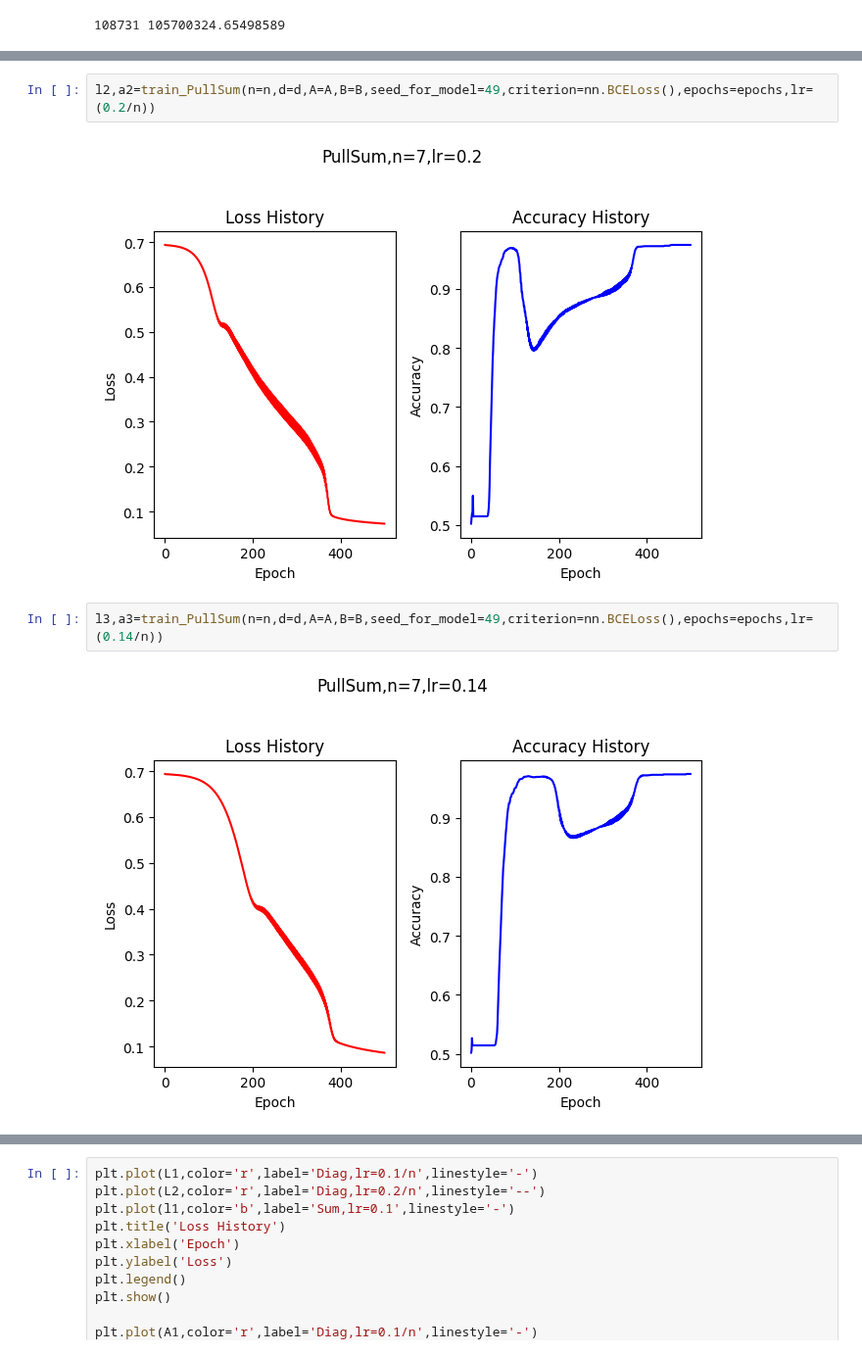
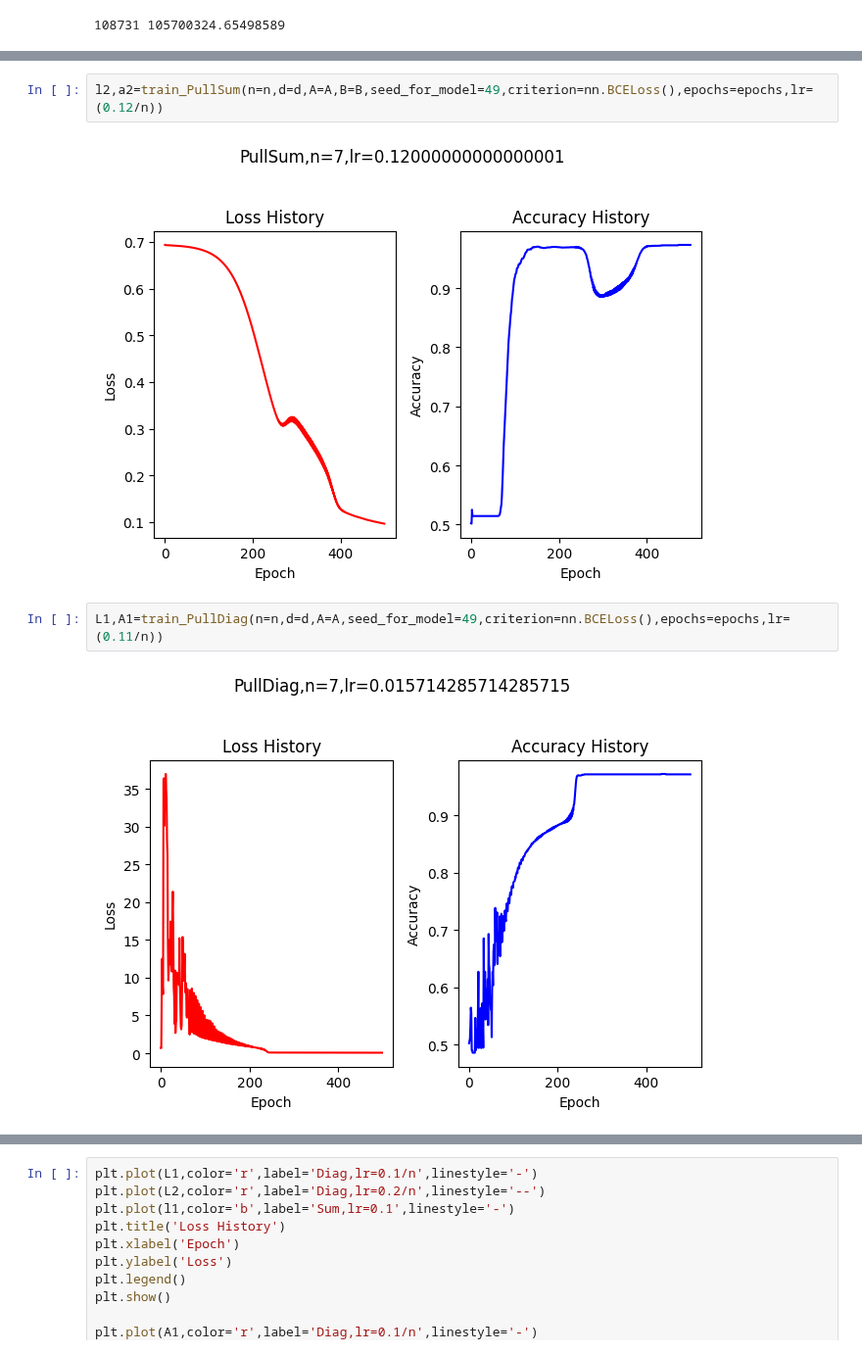
Before and after one commit to Luoxiaogan/PullSum_MNIST, a Jupyter notebook: code/神经网络实验/测试4.ipynb, the cells around one changed output, grey strips where cells are left out. Shown at 98% size. Cells and saved outputs as stored; diff of their text form.

```diff
--- a/code/神经网络实验/测试4.ipynb
+++ b/code/神经网络实验/测试4.ipynb
@@ -174,9 +174,9 @@ l1,a1=train_PullSum(n=n,d=d,A=A,B=B,seed_for_model=49,criterion=nn.BCELoss(),epo
 # %%
-l2,a2=train_PullSum(n=n,d=d,A=A,B=B,seed_for_model=49,criterion=nn.BCELoss(),epochs=epochs,lr=(0.2/n))
+l2,a2=train_PullSum(n=n,d=d,A=A,B=B,seed_for_model=49,criterion=nn.BCELoss(),epochs=epochs,lr=(0.12/n))
 # %% [output]
-[figure, old version]
+[figure, new version]
 # %%
-l3,a3=train_PullSum(n=n,d=d,A=A,B=B,seed_for_model=49,criterion=nn.BCELoss(),epochs=epochs,lr=(0.14/n))
+L1,A1=train_PullDiag(n=n,d=d,A=A,seed_for_model=49,criterion=nn.BCELoss(),epochs=epochs,lr=(0.11/n))
 # %% [output]
-[figure, old version]
+[figure, new version]
 # %%
```
Also changed, not shown: parts of 13 cells of this notebook, 1 other file.
